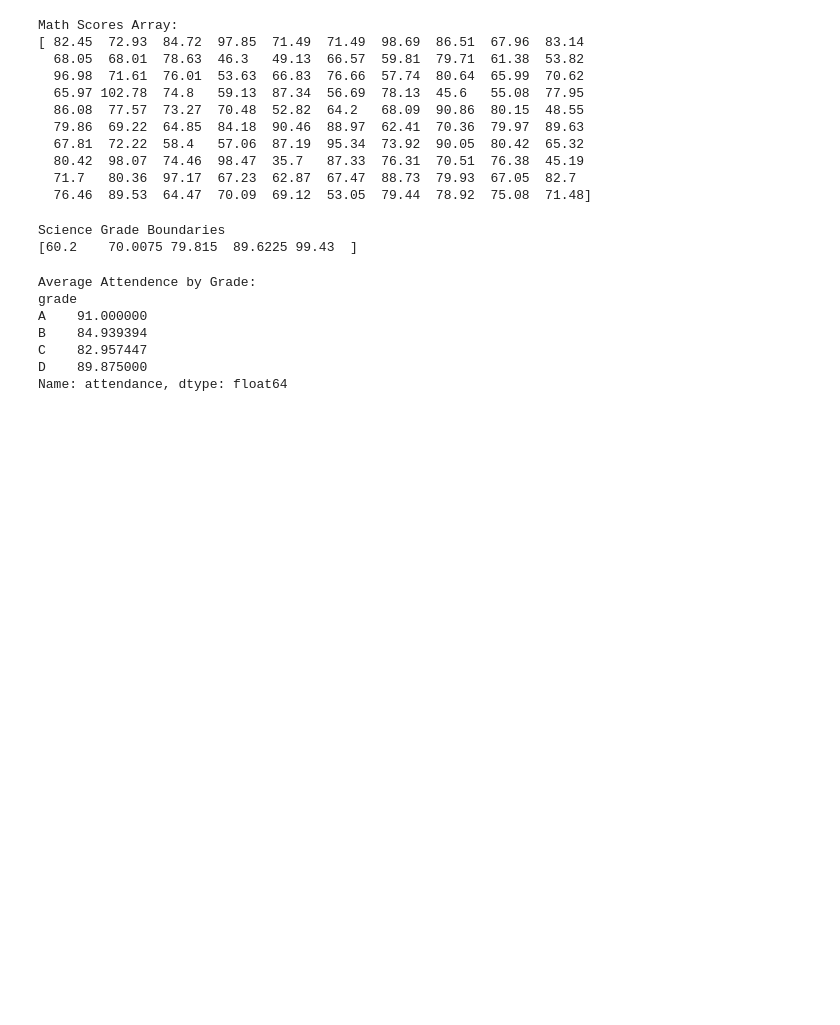
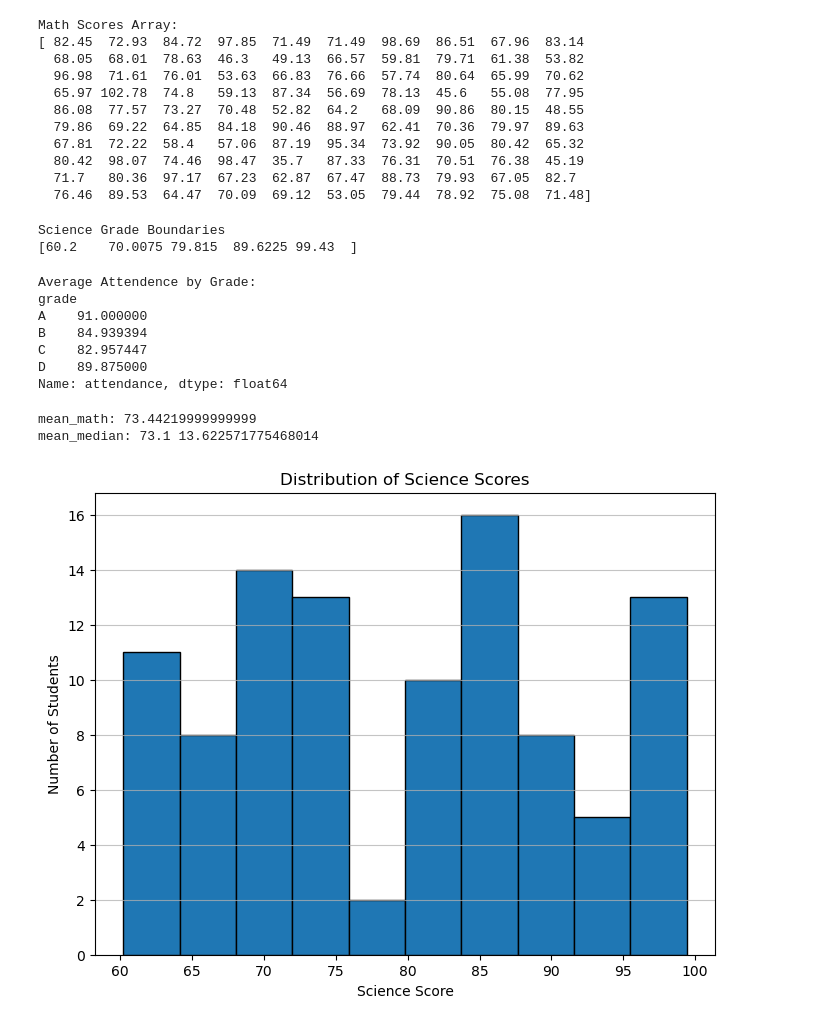
Before and after one commit to Riyathakur235/Codeforces_Code, a Jupyter notebook: numpy.ipynb, the cells around one changed output. Cells and saved outputs as stored; diff of their text form; code cells hidden in the pictures; blank space fills up the shorter version.

```diff
--- a/numpy.ipynb
+++ b/numpy.ipynb
@@ -371,3 +371,23 @@ B    84.939394
 C    82.957447
 D    89.875000
 Name: attendance, dtype: float64
+# %%
+mean_math=df['math_original'].mean()
+median_math=df['math_original'].median()
+std_dev_math=df['math_original'].std()
+print('mean_math:',mean_math)
+print('mean_median:',median_math,std_dev_math)
+# %% [output]
+mean_math: 73.44219999999999
+mean_median: 73.1 13.622571775468014
+# %%
+import matplotlib.pyplot as plt
+plt.figure(figsize=(8,6))
+plt.hist(df['science_original'],bins=10,edgecolor='black')
+plt.title('Distribution of Science Scores')
+plt.xlabel('Science Score')
+plt.ylabel('Number of Students')
+plt.grid(axis='y',alpha=0.75)
+plt.show()
+# %% [output]
+[figure, added]
```
Also changed, not shown: parts of 2 cells of this notebook.
